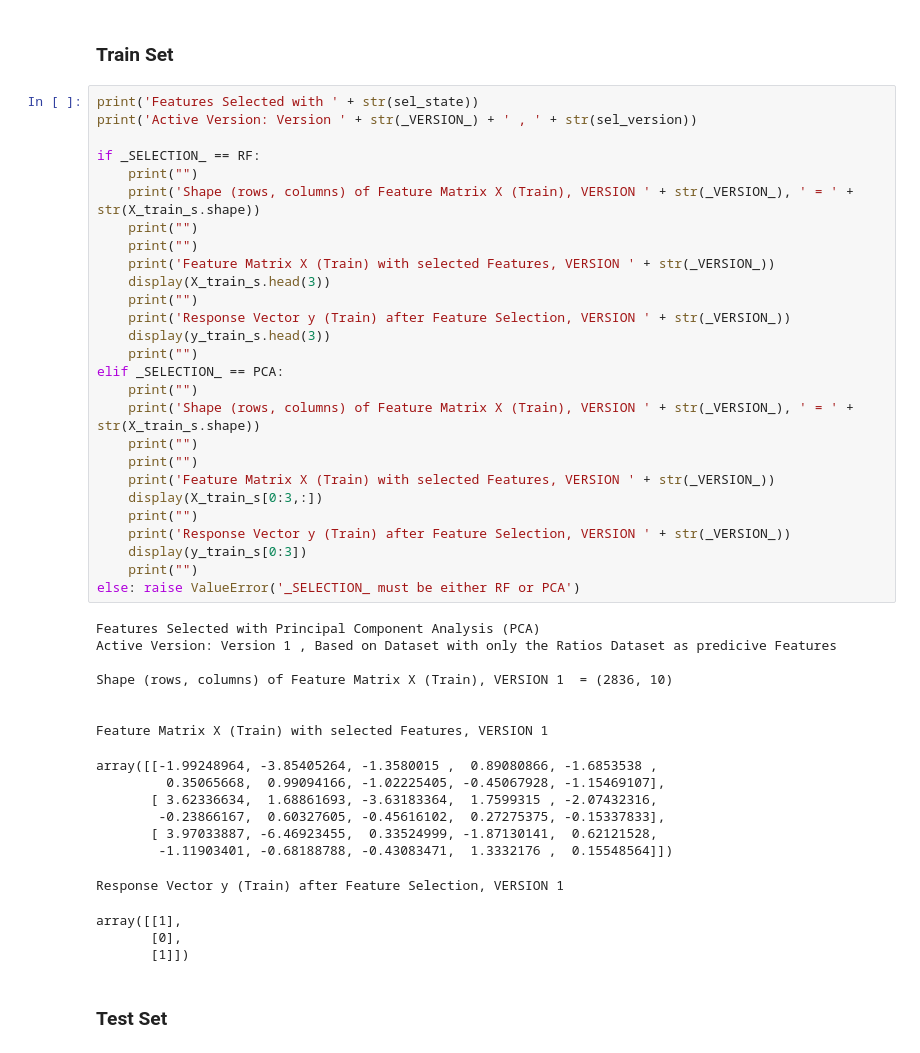
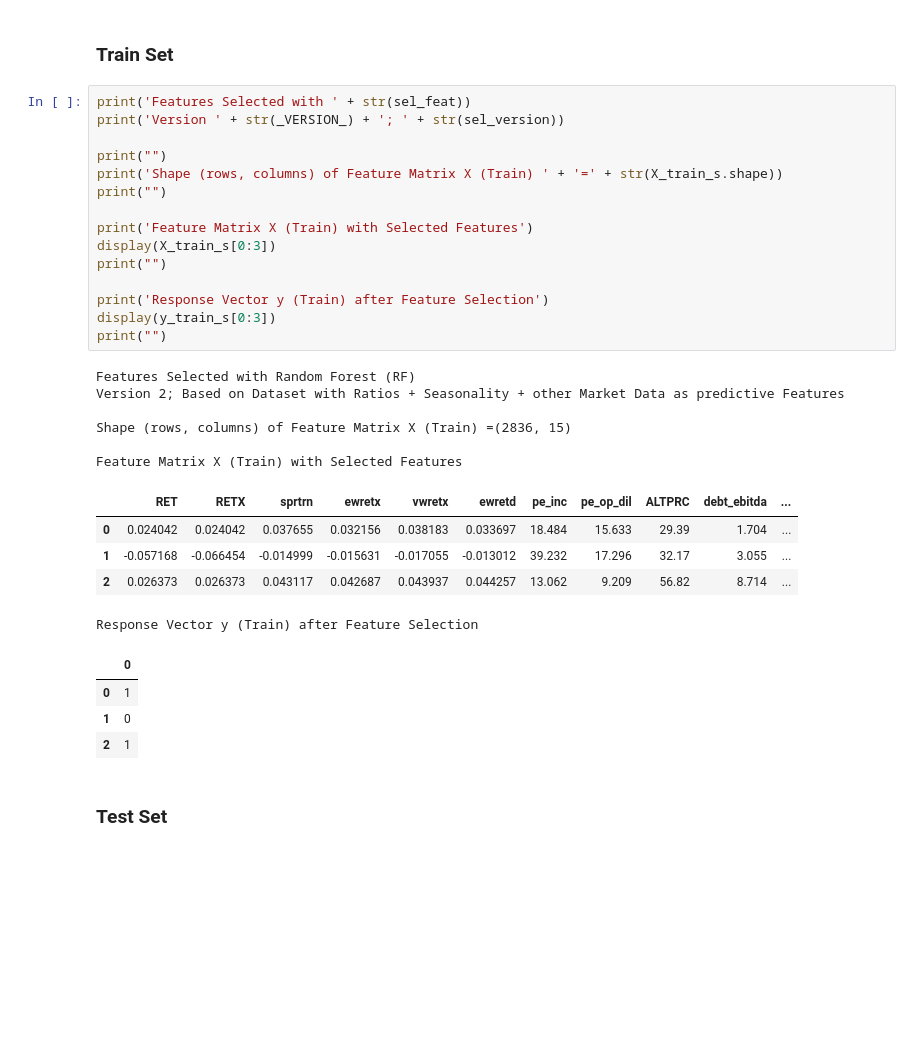
Before and after one commit to mathiasluethi/Machine_Learning_in_Finance_Group_Project, a Jupyter notebook: 3a_prediction_logistic_regression.ipynb, the cells around one changed output. Cells and saved outputs as stored; diff of their text form; blank space fills up the shorter version.

```diff
--- a/3a_prediction_logistic_regression.ipynb
+++ b/3a_prediction_logistic_regression.ipynb
@@ -97,50 +99,36 @@ else: raise ValueError('_VERSION_ value must be either 1 or 2, _SELECTION_ must
 # %% [markdown]
 ### Train Set
 # %%
-print('Features Selected with ' + str(sel_state))
-print('Active Version: Version ' + str(_VERSION_) + ' , ' + str(sel_version))
+print('Features Selected with ' + str(sel_feat))
+print('Version ' + str(_VERSION_) + '; ' + str(sel_version))
 
-if _SELECTION_ == RF:
-    print("")
-    print('Shape (rows, columns) of Feature Matrix X (Train), VERSION ' + str(_VERSION_), ' = ' + str(X_train_s.shape))
-    print("")
-    print("")
-    print('Feature Matrix X (Train) with selected Features, VERSION ' + str(_VERSION_))
-    display(X_train_s.head(3))
-    print("")
-    print('Response Vector y (Train) after Feature Selection, VERSION ' + str(_VERSION_))
-    display(y_train_s.head(3))
-    print("")
-elif _SELECTION_ == PCA:
-    print("")
-    print('Shape (rows, columns) of Feature Matrix X (Train), VERSION ' + str(_VERSION_), ' = ' + str(X_train_s.shape))
-    print("")
-    print("")
-    print('Feature Matrix X (Train) with selected Features, VERSION ' + str(_VERSION_))
-    display(X_train_s[0:3,:])
-    print("")
-    print('Response Vector y (Train) after Feature Selection, VERSION ' + str(_VERSION_))
-    display(y_train_s[0:3])
-    print("")
-else: raise ValueError('_SELECTION_ must be either RF or PCA')
+print("")
+print('Shape (rows, columns) of Feature Matrix X (Train) ' + '=' + str(X_train_s.shape))
+print("")
+
+print('Feature Matrix X (Train) with Selected Features')
+display(X_train_s[0:3])
+print("")
+
+print('Response Vector y (Train) after Feature Selection')
+display(y_train_s[0:3])
+print("")
 # %% [output]
-Features Selected with Principal Component Analysis (PCA)
-Active Version: Version 1 , Based on Dataset with only the Ratios Dataset as predicive Features
+Features Selected with Random Forest (RF)
+Version 2; Based on Dataset with Ratios + Seasonality + other Market Data as predictive Features
 
-Shape (rows, columns) of Feature Matrix X (Train), VERSION 1  = (2836, 10)
+Shape (rows, columns) of Feature Matrix X (Train) =(2836, 15)
 
-
-Feature Matrix X (Train) with selected Features, VERSION 1
+Feature Matrix X (Train) with Selected Features
+|  | RET | RETX | sprtrn | ewretx | vwretx | ewretd | pe_inc | pe_op_dil | ALTPRC | debt_ebitda | ... |
+| 0 | 0.024042 | 0.024042 | 0.037655 | 0.032156 | 0.038183 | 0.033697 | 18.484 | 15.633 | 29.39 | 1.704 | ... |
+| 1 | -0.057168 | -0.066454 | -0.014999 | -0.015631 | -0.017055 | -0.013012 | 39.232 | 17.296 | 32.17 | 3.055 | ... |
+| 2 | 0.026373 | 0.026373 | 0.043117 | 0.042687 | 0.043937 | 0.044257 | 13.062 | 9.209 | 56.82 | 8.714 | ... |
-array([[-1.99248964, -3.85405264, -1.3580015 ,  0.89080866, -1.6853538 ,
-         0.35065668,  0.99094166, -1.02225405, -0.45067928, -1.15469107],
-       [ 3.62336634,  1.68861693, -3.63183364,  1.7599315 , -2.07432316,
-        -0.23866167,  0.60327605, -0.45616102,  0.27275375, -0.15337833],
-       [ 3.97033887, -6.46923455,  0.33524999, -1.87130141,  0.62121528,
-        -1.11903401, -0.68188788, -0.43083471,  1.3332176 ,  0.15548564]])
+Response Vector y (Train) after Feature Selection
-Response Vector y (Train) after Feature Selection, VERSION 1
-array([[1],
-       [0],
-       [1]])
+|  | 0 |
+| 0 | 1 |
+| 1 | 0 |
+| 2 | 1 |
 # %% [markdown]
 ### Test Set
 # %%
```
Also changed, not shown: parts of 28 cells of this notebook, 28 other files.
